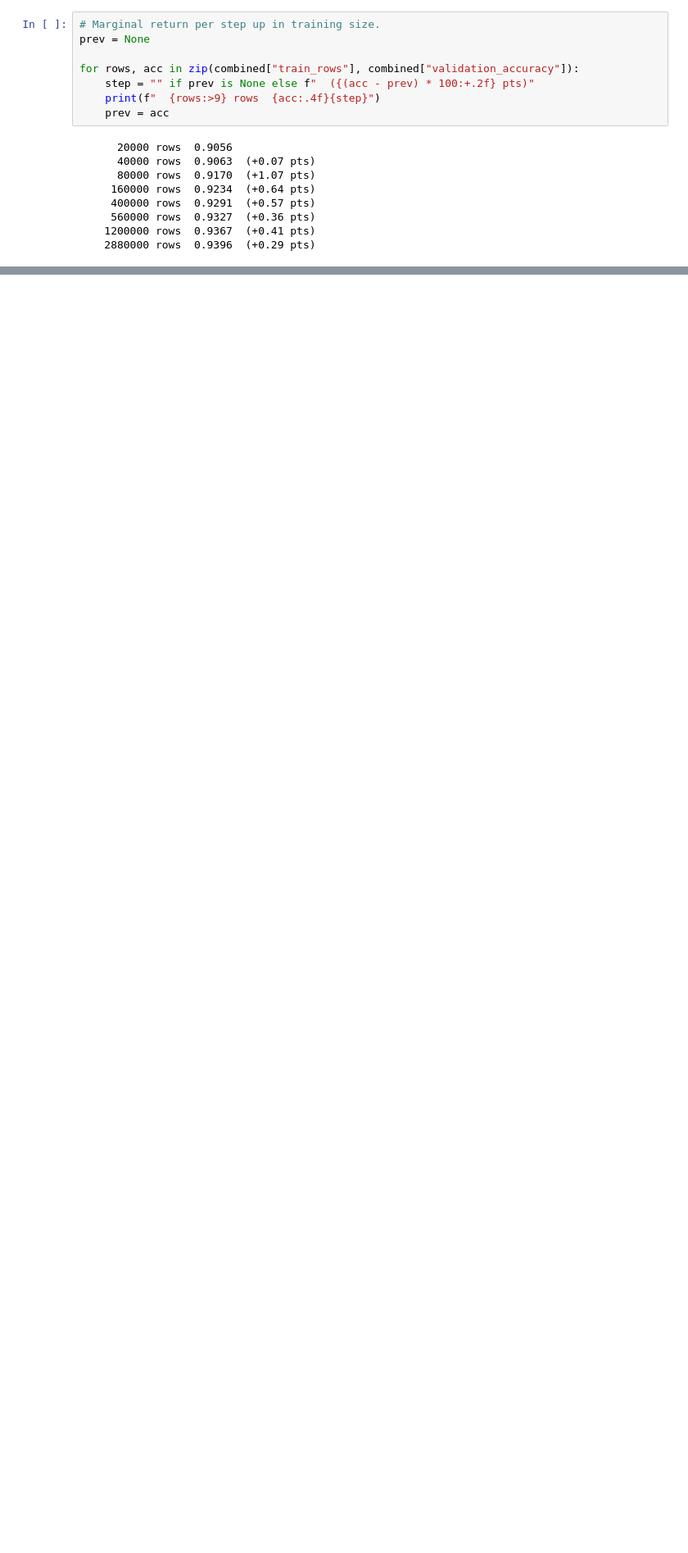
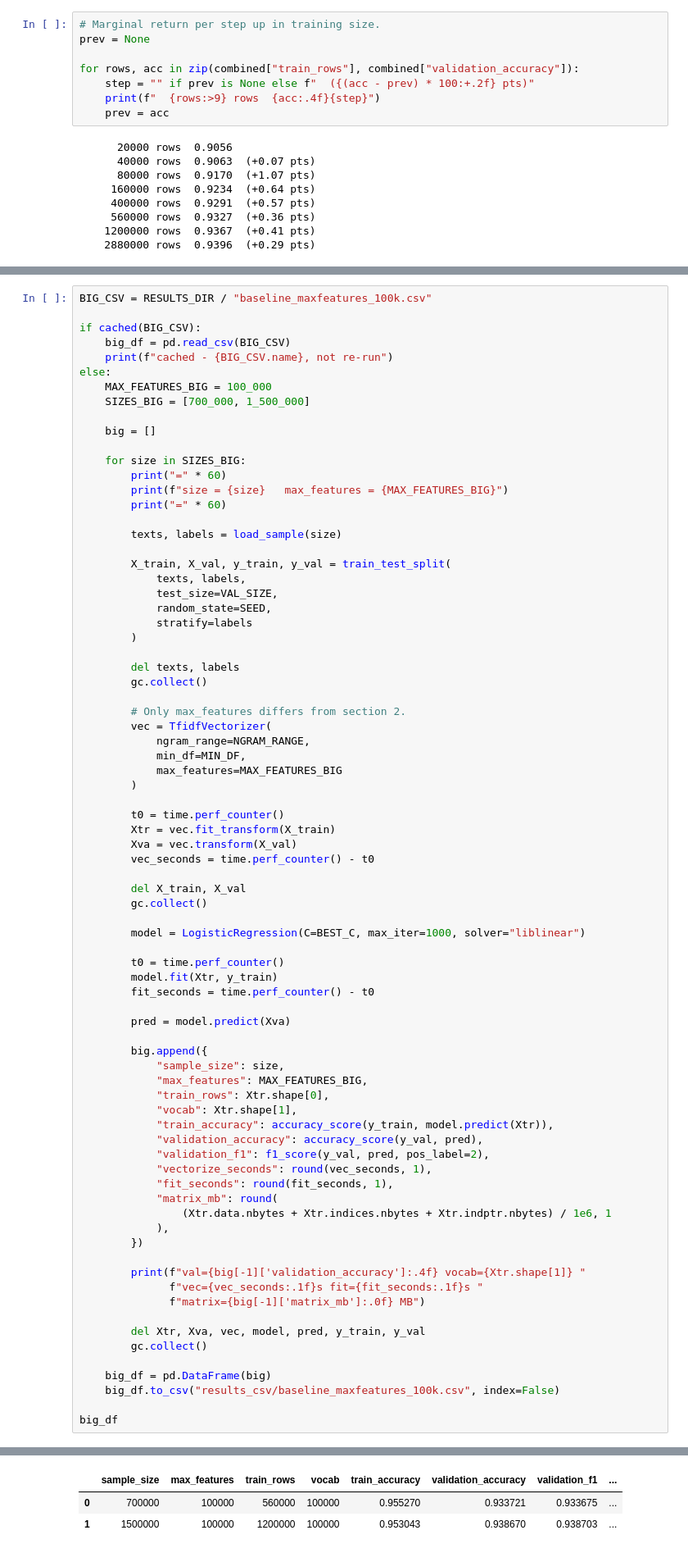
Before and after one commit to baxiSahab/amz-sentiment-analysis, a Jupyter notebook: baseline_full.ipynb, the cells around one changed output, grey strips where cells are left out. Shown at 82% size. Saved outputs shown, nothing was run; the diff lists cells and outputs as text; blank space fills up the shorter version.

```diff
--- a/baseline_full.ipynb
+++ b/baseline_full.ipynb
@@ -479,0 +542,79 @@ Error:
+# %%
+BIG_CSV = RESULTS_DIR / "baseline_maxfeatures_100k.csv"
+
+if cached(BIG_CSV):
+    big_df = pd.read_csv(BIG_CSV)
+    print(f"cached - {BIG_CSV.name}, not re-run")
+else:
+    MAX_FEATURES_BIG = 100_000
+    SIZES_BIG = [700_000, 1_500_000]
+
+    big = []
+
+    for size in SIZES_BIG:
+        print("=" * 60)
+        print(f"size = {size}   max_features = {MAX_FEATURES_BIG}")
+        print("=" * 60)
+
+        texts, labels = load_sample(size)
+
+        X_train, X_val, y_train, y_val = train_test_split(
+            texts, labels,
+            test_size=VAL_SIZE,
+            random_state=SEED,
+            stratify=labels
+        )
+
+        del texts, labels
+        gc.collect()
+
+        # Only max_features differs from section 2.
+        vec = TfidfVectorizer(
+            ngram_range=NGRAM_RANGE,
+            min_df=MIN_DF,
+            max_features=MAX_FEATURES_BIG
+        )
+
+        t0 = time.perf_counter()
+        Xtr = vec.fit_transform(X_train)
+        Xva = vec.transform(X_val)
+        vec_seconds = time.perf_counter() - t0
+
+        del X_train, X_val
+        gc.collect()
+
+        model = LogisticRegression(C=BEST_C, max_iter=1000, solver="liblinear")
+
+        t0 = time.perf_counter()
+        model.fit(Xtr, y_train)
+        fit_seconds = time.perf_counter() - t0
+
+        pred = model.predict(Xva)
+
+        big.append({
+            "sample_size": size,
+            "max_features": MAX_FEATURES_BIG,
+            "train_rows": Xtr.shape[0],
+            "vocab": Xtr.shape[1],
+            "train_accuracy": accuracy_score(y_train, model.predict(Xtr)),
+            "validation_accuracy": accuracy_score(y_val, pred),
+            "validation_f1": f1_score(y_val, pred, pos_label=2),
+            "vectorize_seconds": round(vec_seconds, 1),
+            "fit_seconds": round(fit_seconds, 1),
+            "matrix_mb": round(
+                (Xtr.data.nbytes + Xtr.indices.nbytes + Xtr.indptr.nbytes) / 1e6, 1
+            ),
+        })
+
+        print(f"val={big[-1]['validation_accuracy']:.4f} vocab={Xtr.shape[1]} "
+              f"vec={vec_seconds:.1f}s fit={fit_seconds:.1f}s "
+              f"matrix={big[-1]['matrix_mb']:.0f} MB")
+
+        del Xtr, Xva, vec, model, pred, y_train, y_val
+        gc.collect()
+
+    big_df = pd.DataFrame(big)
+    big_df.to_csv("results_csv/baseline_maxfeatures_100k.csv", index=False)
+
+big_df
+# %% [output]
@@ -479,0 +622,3 @@ Error:
+|  | sample_size | max_features | train_rows | vocab | train_accuracy | validation_accuracy | validation_f1 | ... |
+| 0 | 700000 | 100000 | 560000 | 100000 | 0.955270 | 0.933721 | 0.933675 | ... |
+| 1 | 1500000 | 100000 | 1200000 | 100000 | 0.953043 | 0.938670 | 0.938703 | ... |
```
Also changed, not shown: parts of 30 cells of this notebook, 1 other file.
